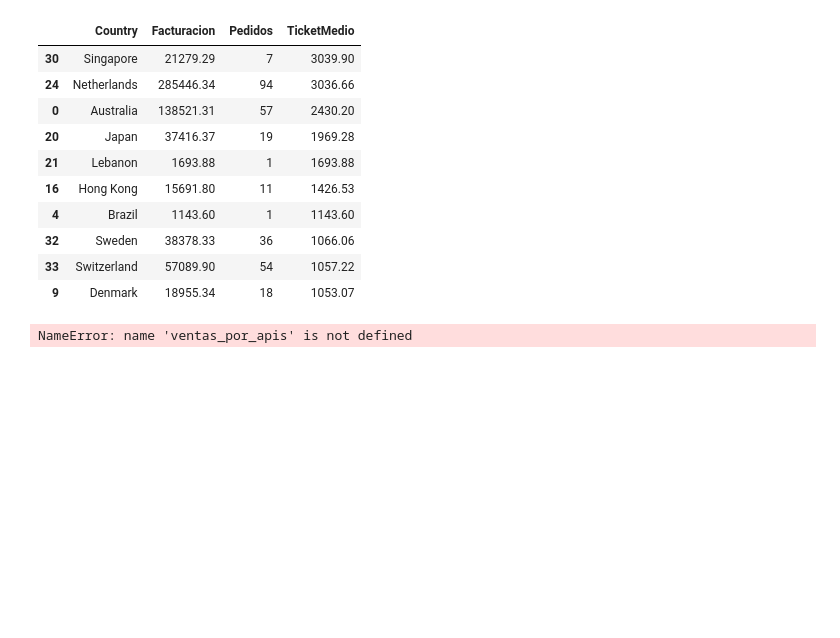
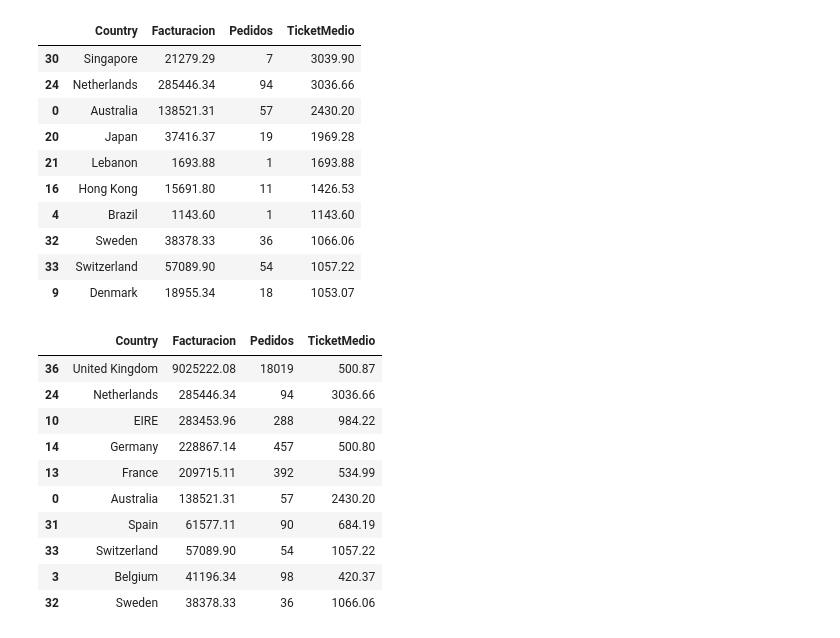
Before and after one commit to alejandrocortacero/ecommerce-sales-analytics, a Jupyter notebook: notebooks/05_analisis_comercial.ipynb, the cells around one changed output. Drawn from its saved outputs; the diff is of its cells as text; code cells hidden in the pictures; blank space fills up the shorter version.

```diff
--- a/notebooks/05_analisis_comercial.ipynb
+++ b/notebooks/05_analisis_comercial.ipynb
@@ -228,10 +228,20 @@ display(ventas_por_pais.head(10).round(2))
 | 33 | Switzerland | 57089.90 | 54 | 1057.22 |
 | 9 | Denmark | 18955.34 | 18 | 1053.07 |
 # %%
-ventas_por_pais = ventas_por_apis.sort_values(
+ventas_por_pais = ventas_por_pais.sort_values(
     "Facturacion",
-    ascending="false"
+    ascending=False
 )
 display(ventas_por_pais.head(10).round(2))
 # %% [output]
-NameError: name 'ventas_por_apis' is not defined
+|  | Country | Facturacion | Pedidos | TicketMedio |
+| 36 | United Kingdom | 9025222.08 | 18019 | 500.87 |
+| 24 | Netherlands | 285446.34 | 94 | 3036.66 |
+| 10 | EIRE | 283453.96 | 288 | 984.22 |
+| 14 | Germany | 228867.14 | 457 | 500.80 |
+| 13 | France | 209715.11 | 392 | 534.99 |
+| 0 | Australia | 138521.31 | 57 | 2430.20 |
+| 31 | Spain | 61577.11 | 90 | 684.19 |
+| 33 | Switzerland | 57089.90 | 54 | 1057.22 |
+| 3 | Belgium | 41196.34 | 98 | 420.37 |
+| 32 | Sweden | 38378.33 | 36 | 1066.06 |
```
Also changed, not shown: 1 other file.
